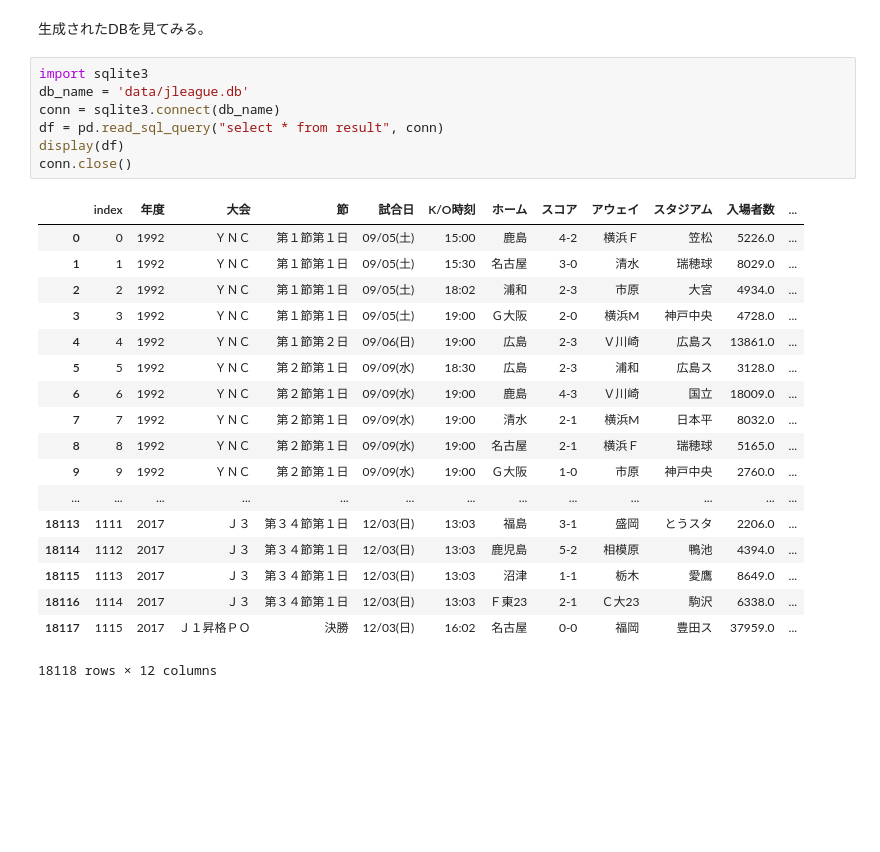
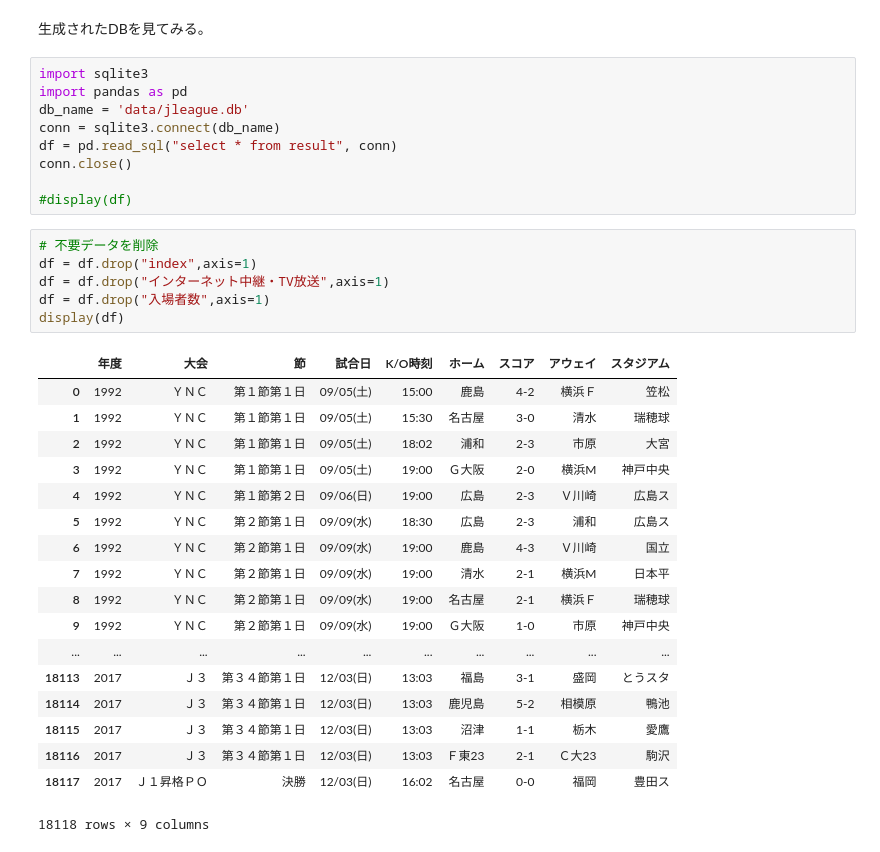
Before and after one commit to mark-n2/toto_notebook, a Jupyter notebook: toto_notebook.ipynb, the cells around one changed output. Drawn from its saved outputs; the diff is of its cells as text; blank space fills up the shorter version.

```diff
--- a/toto_notebook.ipynb
+++ b/toto_notebook.ipynb
@@ -101,27 +82,35 @@ download.download_all_results()
 生成されたDBを見てみる。
 # %%
 import sqlite3
+import pandas as pd
 db_name = 'data/jleague.db'
 conn = sqlite3.connect(db_name)
-df = pd.read_sql_query("select * from result", conn)
-display(df)
+df = pd.read_sql("select * from result", conn)
 conn.close()
+
+#display(df)
-# %% [output]
-|  | index | 年度 | 大会 | 節 | 試合日 | K/O時刻 | ホーム | スコア | アウェイ | スタジアム | 入場者数 | ... |
-| 0 | 0 | 1992 | ＹＮＣ | 第１節第１日 | 09/05(土) | 15:00 | 鹿島 | 4-2 | 横浜Ｆ | 笠松 | 5226.0 | ... |
-| 1 | 1 | 1992 | ＹＮＣ | 第１節第１日 | 09/05(土) | 15:30 | 名古屋 | 3-0 | 清水 | 瑞穂球 | 8029.0 | ... |
-| 2 | 2 | 1992 | ＹＮＣ | 第１節第１日 | 09/05(土) | 18:02 | 浦和 | 2-3 | 市原 | 大宮 | 4934.0 | ... |
-| 3 | 3 | 1992 | ＹＮＣ | 第１節第１日 | 09/05(土) | 19:00 | Ｇ大阪 | 2-0 | 横浜M | 神戸中央 | 4728.0 | ... |
-| 4 | 4 | 1992 | ＹＮＣ | 第１節第２日 | 09/06(日) | 19:00 | 広島 | 2-3 | Ｖ川崎 | 広島ス | 13861.0 | ... |
-| 5 | 5 | 1992 | ＹＮＣ | 第２節第１日 | 09/09(水) | 18:30 | 広島 | 2-3 | 浦和 | 広島ス | 3128.0 | ... |
-| 6 | 6 | 1992 | ＹＮＣ | 第２節第１日 | 09/09(水) | 19:00 | 鹿島 | 4-3 | Ｖ川崎 | 国立 | 18009.0 | ... |
-| 7 | 7 | 1992 | ＹＮＣ | 第２節第１日 | 09/09(水) | 19:00 | 清水 | 2-1 | 横浜M | 日本平 | 8032.0 | ... |
-| 8 | 8 | 1992 | ＹＮＣ | 第２節第１日 | 09/09(水) | 19:00 | 名古屋 | 2-1 | 横浜Ｆ | 瑞穂球 | 5165.0 | ... |
-| 9 | 9 | 1992 | ＹＮＣ | 第２節第１日 | 09/09(水) | 19:00 | Ｇ大阪 | 1-0 | 市原 | 神戸中央 | 2760.0 | ... |
-| ... | ... | ... | ... | ... | ... | ... | ... | ... | ... | ... | ... | ... |
-| 18113 | 1111 | 2017 | Ｊ３ | 第３４節第１日 | 12/03(日) | 13:03 | 福島 | 3-1 | 盛岡 | とうスタ | 2206.0 | ... |
-| 18114 | 1112 | 2017 | Ｊ３ | 第３４節第１日 | 12/03(日) | 13:03 | 鹿児島 | 5-2 | 相模原 | 鴨池 | 4394.0 | ... |
-| 18115 | 1113 | 2017 | Ｊ３ | 第３４節第１日 | 12/03(日) | 13:03 | 沼津 | 1-1 | 栃木 | 愛鷹 | 8649.0 | ... |
-| 18116 | 1114 | 2017 | Ｊ３ | 第３４節第１日 | 12/03(日) | 13:03 | Ｆ東23 | 2-1 | Ｃ大23 | 駒沢 | 6338.0 | ... |
-| 18117 | 1115 | 2017 | Ｊ１昇格ＰＯ | 決勝 | 12/03(日) | 16:02 | 名古屋 | 0-0 | 福岡 | 豊田ス | 37959.0 | ... |
-18118 rows × 12 columns
+# %%
+# 不要データを削除
+df = df.drop("index",axis=1)
+df = df.drop("インターネット中継・TV放送",axis=1)
+df = df.drop("入場者数",axis=1)
+display(df)
+# %% [output]
+|  | 年度 | 大会 | 節 | 試合日 | K/O時刻 | ホーム | スコア | アウェイ | スタジアム |
+| 0 | 1992 | ＹＮＣ | 第１節第１日 | 09/05(土) | 15:00 | 鹿島 | 4-2 | 横浜Ｆ | 笠松 |
+| 1 | 1992 | ＹＮＣ | 第１節第１日 | 09/05(土) | 15:30 | 名古屋 | 3-0 | 清水 | 瑞穂球 |
+| 2 | 1992 | ＹＮＣ | 第１節第１日 | 09/05(土) | 18:02 | 浦和 | 2-3 | 市原 | 大宮 |
+| 3 | 1992 | ＹＮＣ | 第１節第１日 | 09/05(土) | 19:00 | Ｇ大阪 | 2-0 | 横浜M | 神戸中央 |
+| 4 | 1992 | ＹＮＣ | 第１節第２日 | 09/06(日) | 19:00 | 広島 | 2-3 | Ｖ川崎 | 広島ス |
+| 5 | 1992 | ＹＮＣ | 第２節第１日 | 09/09(水) | 18:30 | 広島 | 2-3 | 浦和 | 広島ス |
+| 6 | 1992 | ＹＮＣ | 第２節第１日 | 09/09(水) | 19:00 | 鹿島 | 4-3 | Ｖ川崎 | 国立 |
+| 7 | 1992 | ＹＮＣ | 第２節第１日 | 09/09(水) | 19:00 | 清水 | 2-1 | 横浜M | 日本平 |
+| 8 | 1992 | ＹＮＣ | 第２節第１日 | 09/09(水) | 19:00 | 名古屋 | 2-1 | 横浜Ｆ | 瑞穂球 |
+| 9 | 1992 | ＹＮＣ | 第２節第１日 | 09/09(水) | 19:00 | Ｇ大阪 | 1-0 | 市原 | 神戸中央 |
+| ... | ... | ... | ... | ... | ... | ... | ... | ... | ... |
+| 18113 | 2017 | Ｊ３ | 第３４節第１日 | 12/03(日) | 13:03 | 福島 | 3-1 | 盛岡 | とうスタ |
+| 18114 | 2017 | Ｊ３ | 第３４節第１日 | 12/03(日) | 13:03 | 鹿児島 | 5-2 | 相模原 | 鴨池 |
+| 18115 | 2017 | Ｊ３ | 第３４節第１日 | 12/03(日) | 13:03 | 沼津 | 1-1 | 栃木 | 愛鷹 |
+| 18116 | 2017 | Ｊ３ | 第３４節第１日 | 12/03(日) | 13:03 | Ｆ東23 | 2-1 | Ｃ大23 | 駒沢 |
+| 18117 | 2017 | Ｊ１昇格ＰＯ | 決勝 | 12/03(日) | 16:02 | 名古屋 | 0-0 | 福岡 | 豊田ス |
+18118 rows × 9 columns
```
Also changed, not shown: parts of 19 cells of this notebook.
